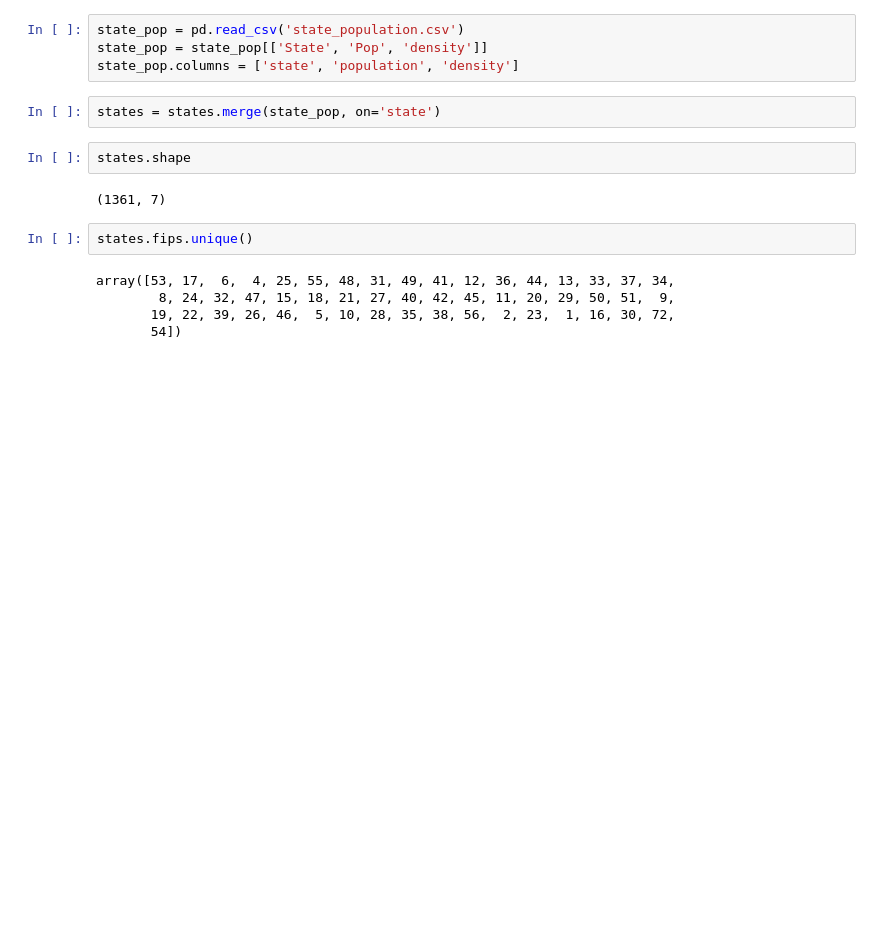
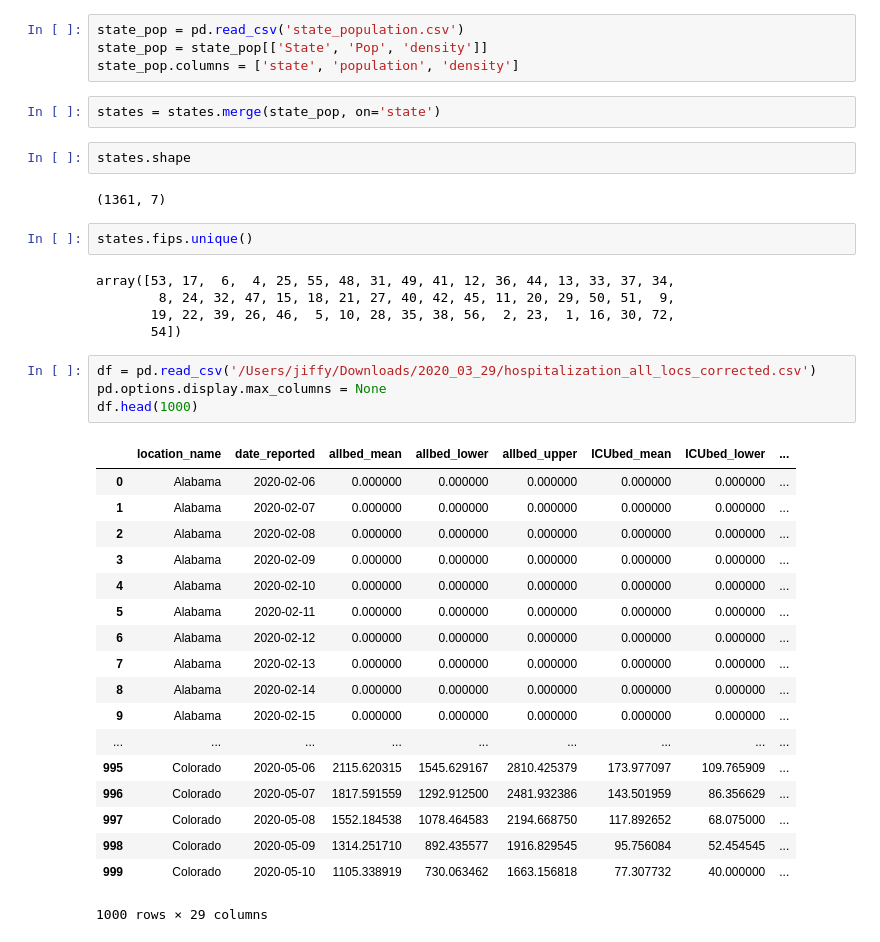
Before and after one commit to Jeff-Hutchins/covid-19-data, a Jupyter notebook: exploration_ny_times_data.ipynb, the cells around one changed output. Saved outputs shown, nothing was run; the diff lists cells and outputs as text; blank space fills up the shorter version.

```diff
--- a/exploration_ny_times_data.ipynb
+++ b/exploration_ny_times_data.ipynb
@@ -281,3 +281,26 @@ array([53, 17,  6,  4, 25, 55, 48, 31, 49, 41, 12, 36, 44, 13, 33, 37, 34,
         8, 24, 32, 47, 15, 18, 21, 27, 40, 42, 45, 11, 20, 29, 50, 51,  9,
        19, 22, 39, 26, 46,  5, 10, 28, 35, 38, 56,  2, 23,  1, 16, 30, 72,
        54])
+# %%
+df = pd.read_csv('/Users/jiffy/Downloads/2020_03_29/hospitalization_all_locs_corrected.csv')
+pd.options.display.max_columns = None
+df.head(1000)
+# %% [output]
+|  | location_name | date_reported | allbed_mean | allbed_lower | allbed_upper | ICUbed_mean | ICUbed_lower | ... |
+| 0 | Alabama | 2020-02-06 | 0.000000 | 0.000000 | 0.000000 | 0.000000 | 0.000000 | ... |
+| 1 | Alabama | 2020-02-07 | 0.000000 | 0.000000 | 0.000000 | 0.000000 | 0.000000 | ... |
+| 2 | Alabama | 2020-02-08 | 0.000000 | 0.000000 | 0.000000 | 0.000000 | 0.000000 | ... |
+| 3 | Alabama | 2020-02-09 | 0.000000 | 0.000000 | 0.000000 | 0.000000 | 0.000000 | ... |
+| 4 | Alabama | 2020-02-10 | 0.000000 | 0.000000 | 0.000000 | 0.000000 | 0.000000 | ... |
+| 5 | Alabama | 2020-02-11 | 0.000000 | 0.000000 | 0.000000 | 0.000000 | 0.000000 | ... |
+| 6 | Alabama | 2020-02-12 | 0.000000 | 0.000000 | 0.000000 | 0.000000 | 0.000000 | ... |
+| 7 | Alabama | 2020-02-13 | 0.000000 | 0.000000 | 0.000000 | 0.000000 | 0.000000 | ... |
+| 8 | Alabama | 2020-02-14 | 0.000000 | 0.000000 | 0.000000 | 0.000000 | 0.000000 | ... |
+| 9 | Alabama | 2020-02-15 | 0.000000 | 0.000000 | 0.000000 | 0.000000 | 0.000000 | ... |
+| ... | ... | ... | ... | ... | ... | ... | ... | ... |
+| 995 | Colorado | 2020-05-06 | 2115.620315 | 1545.629167 | 2810.425379 | 173.977097 | 109.765909 | ... |
+| 996 | Colorado | 2020-05-07 | 1817.591559 | 1292.912500 | 2481.932386 | 143.501959 | 86.356629 | ... |
+| 997 | Colorado | 2020-05-08 | 1552.184538 | 1078.464583 | 2194.668750 | 117.892652 | 68.075000 | ... |
+| 998 | Colorado | 2020-05-09 | 1314.251710 | 892.435577 | 1916.829545 | 95.756084 | 52.454545 | ... |
+| 999 | Colorado | 2020-05-10 | 1105.338919 | 730.063462 | 1663.156818 | 77.307732 | 40.000000 | ... |
+1000 rows × 29 columns
```
